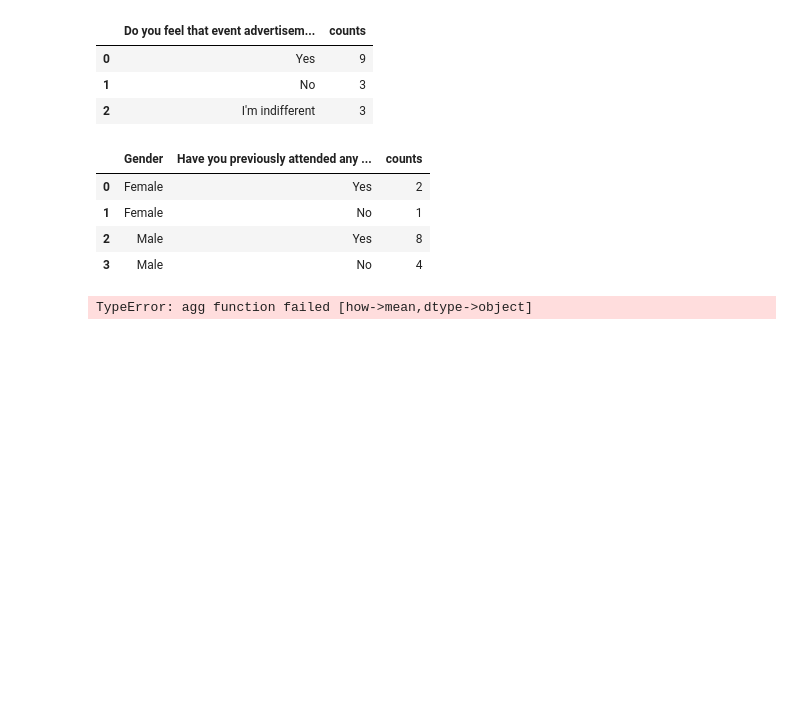
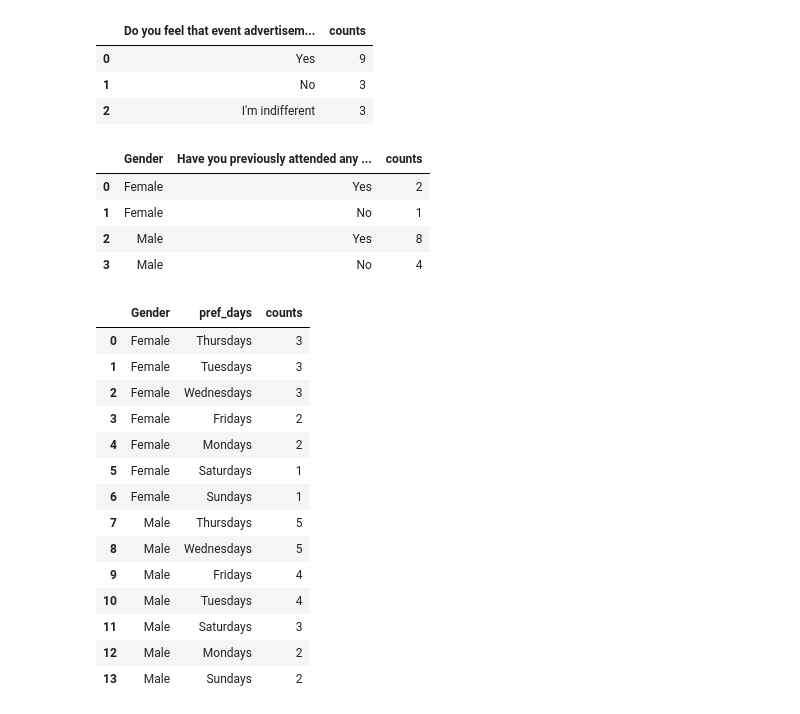
Before and after one commit to djibril968/Tribe_related_projects, a Jupyter notebook: spring_events_analytics.ipynb, the cells around one changed output. Saved outputs shown, nothing was run; the diff lists cells and outputs as text; code cells hidden in the pictures; blank space fills up the shorter version.

Commit message:
EDA_commit_tuesday

```diff
--- a/spring_events_analytics.ipynb
+++ b/spring_events_analytics.ipynb
@@ -227,7 +227,37 @@ gen_return
 | 3 | Male | No | 4 |
 # %%
 #preferred day by gender
-gen_pref_day = event_data.pivot_table(columns='Gender')['What day of the week are most convenient for you to attend events?'].str.split(',').explode().str.strip().value_counts().reset_index(name='counts')
-gen_pref_day
+#event_data.assign(
+    #pref_days = event_data['What day of the week are most convenient for you to attend events?']
+    #.str.split(',').explode('pref_days').str.strip())
-# %% [output]
-TypeError: agg function failed [how->mean,dtype->object]
+# %%
+event_data_exploded = event_data.assign(
+    pref_days=event_data['What day of the week are most convenient for you to attend events?']
+    .str.replace('-', ',')
+    .str.split(',')
+).explode('pref_days')
+
+# Strip any leading or trailing whitespace from the new column
+event_data_exploded['pref_days'] = event_data_exploded['pref_days'].str.strip()
+event_data_exploded
+
+#to get the preferred event days of the week grouped by gender
+
+pref_event_day = event_data_exploded.groupby('Gender')['pref_days'].value_counts().reset_index(name= 'counts')
+pref_event_day
+# %% [output]
+|  | Gender | pref_days | counts |
+| 0 | Female | Thursdays | 3 |
+| 1 | Female | Tuesdays | 3 |
+| 2 | Female | Wednesdays | 3 |
+| 3 | Female | Fridays | 2 |
+| 4 | Female | Mondays | 2 |
+| 5 | Female | Saturdays | 1 |
+| 6 | Female | Sundays | 1 |
+| 7 | Male | Thursdays | 5 |
+| 8 | Male | Wednesdays | 5 |
+| 9 | Male | Fridays | 4 |
+| 10 | Male | Tuesdays | 4 |
+| 11 | Male | Saturdays | 3 |
+| 12 | Male | Mondays | 2 |
+| 13 | Male | Sundays | 2 |
```
